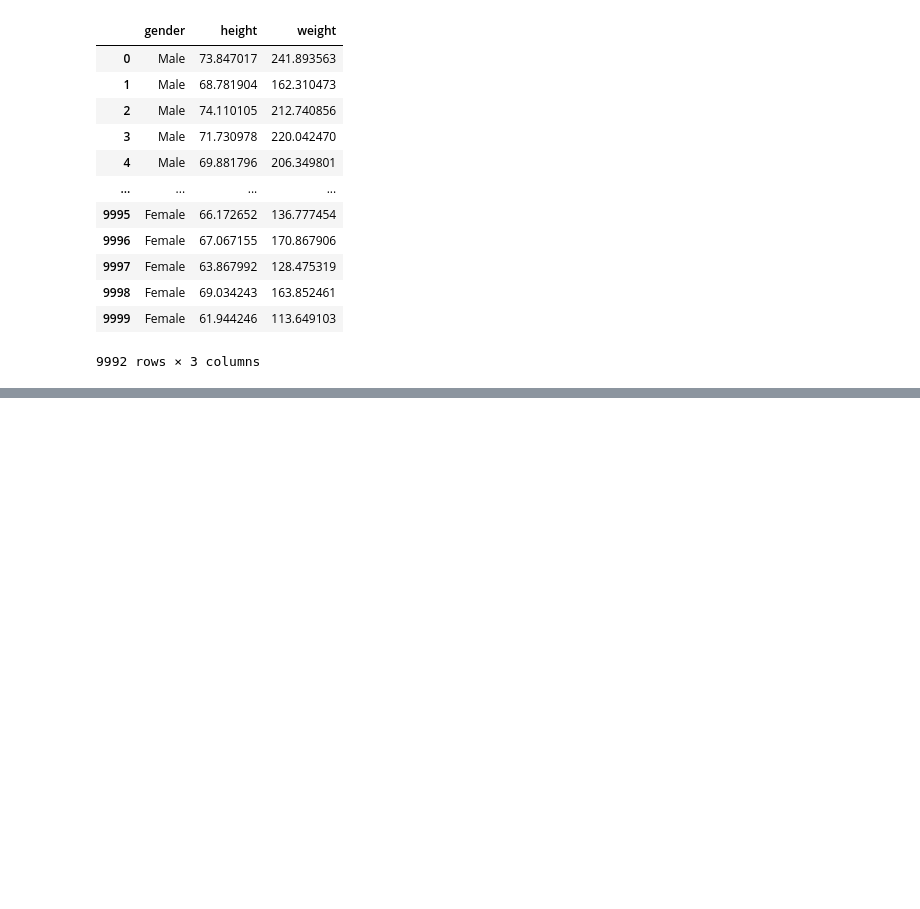
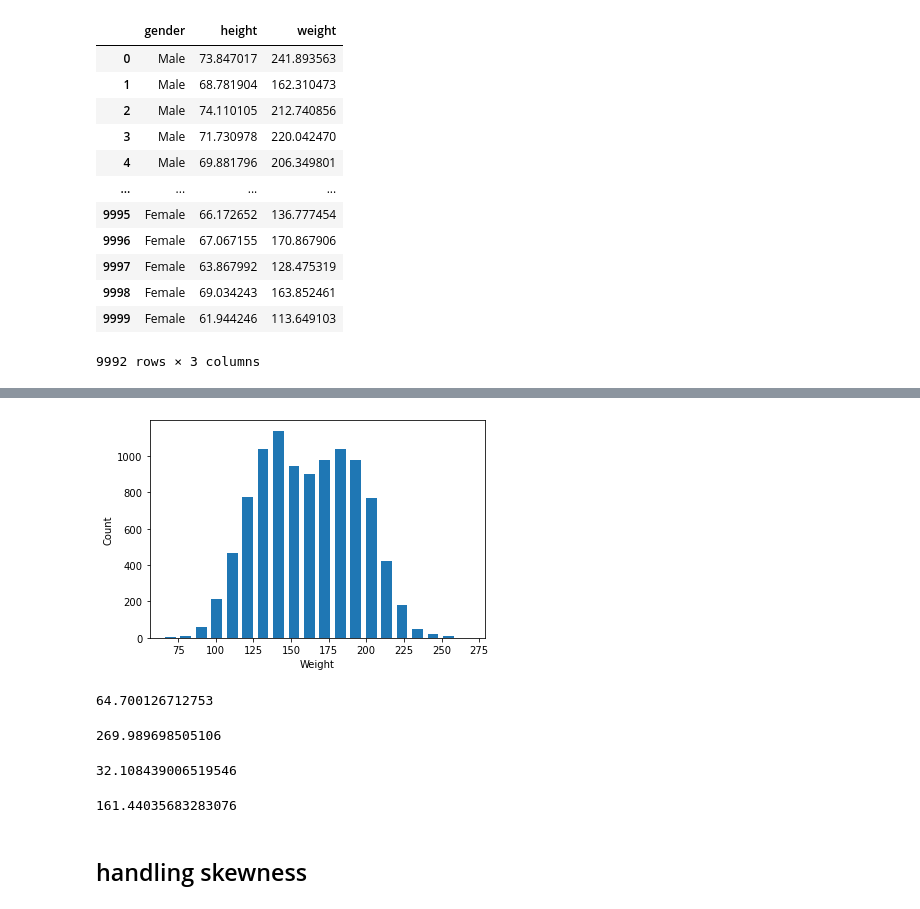
Before and after one commit to mavrick08/AWP, a Jupyter notebook: Basics of EDA.ipynb, the cells around one changed output, grey strips where cells are left out. Saved outputs shown, nothing was run; the diff lists cells and outputs as text; code cells hidden in the pictures; blank space fills up the shorter version.

```diff
--- a/Basics of EDA.ipynb
+++ b/Basics of EDA.ipynb
@@ -709,0 +814,2 @@ no_outlier_ht
+# %%
+df['zscore'] = (df['height'] - df['height'].mean()) / df['height'].std()
@@ -709,0 +876,25 @@ no_outlier_ht
+# %%
+plt.hist(df.weight,bins=20,rwidth=0.7)
+plt.xlabel('Weight')
+plt.ylabel('Count')
+plt.show()
+# %% [output]
+[figure, added]
+# %%
+df['weight'].min()
+# %% [output]
+64.700126712753
+# %%
+df['weight'].max()
+# %% [output]
+269.989698505106
+# %%
+df['weight'].std()
+# %% [output]
+32.108439006519546
+# %%
+df['weight'].mean()
+# %% [output]
+161.44035683283076
+# %% [markdown]
+## handling skewness
```
Also changed, not shown: parts of 87 cells of this notebook, 2 other files.
